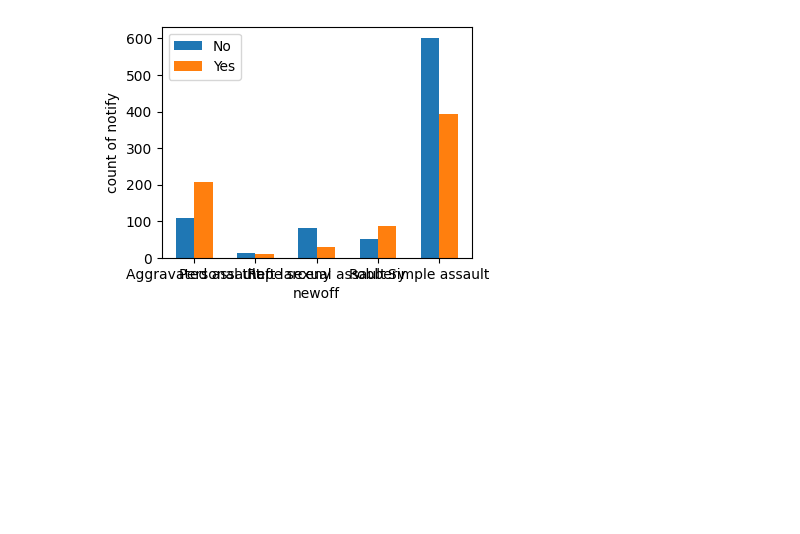
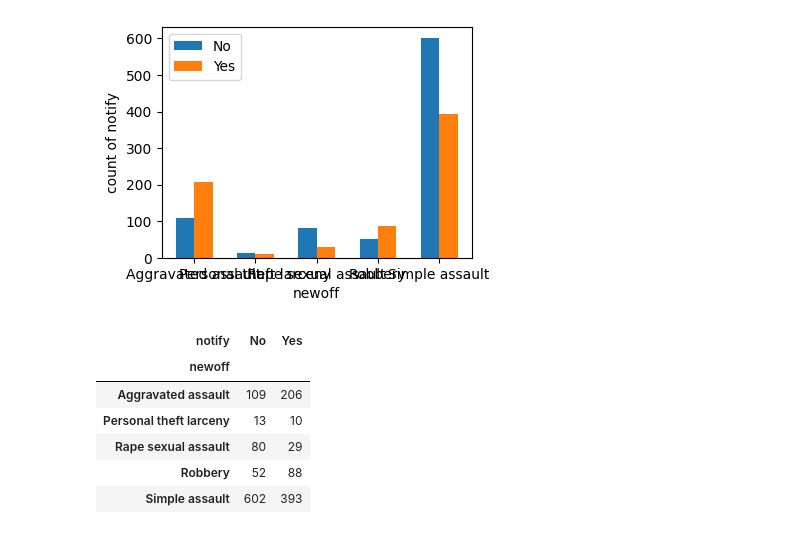
Before and after one commit to BirdyLiu6471023/NCVS_tool, a Jupyter notebook: docs/example.ipynb, the cells around one changed output. Saved outputs shown, nothing was run; the diff lists cells and outputs as text; code cells hidden in the pictures; blank space fills up the shorter version.

```diff
--- a/docs/example.ipynb
+++ b/docs/example.ipynb
@@ -89,7 +89,17 @@ df_year_series.head(5)
 | 4 | 2009 | 1256 | 137329 | 0.009146 |
 # %%
 # getting the situation of "report to police" in subgroup of different crimes:
-df_2020_crimes_notify = naly.year_report(year = 2020, group = "newoff", target="notify", dataname="Personal Victimization", target_range=2, pivot=True,
-                encode=False, output_pct=False, output_picture=True)
+df_2020_crimes_notify = naly.year_report(year = 2020, group = "newoff", target="notify", dataname="Personal Victimization", target_range=2, pivot=True,encode=False, output_pct=False, output_picture=True)
 # %% [output]
 [figure]
+# %%
+df_2020_crimes_notify
+# this is pivot version and output is count of each crimes in "no" or "yes":
+# %% [output]
+| notify | No | Yes |
+| newoff |  |  |
+| Aggravated assault | 109 | 206 |
+| Personal theft larceny | 13 | 10 |
+| Rape sexual assault | 80 | 29 |
+| Robbery | 52 | 88 |
+| Simple assault | 602 | 393 |
```
Also changed, not shown: parts of 2 cells of this notebook.
